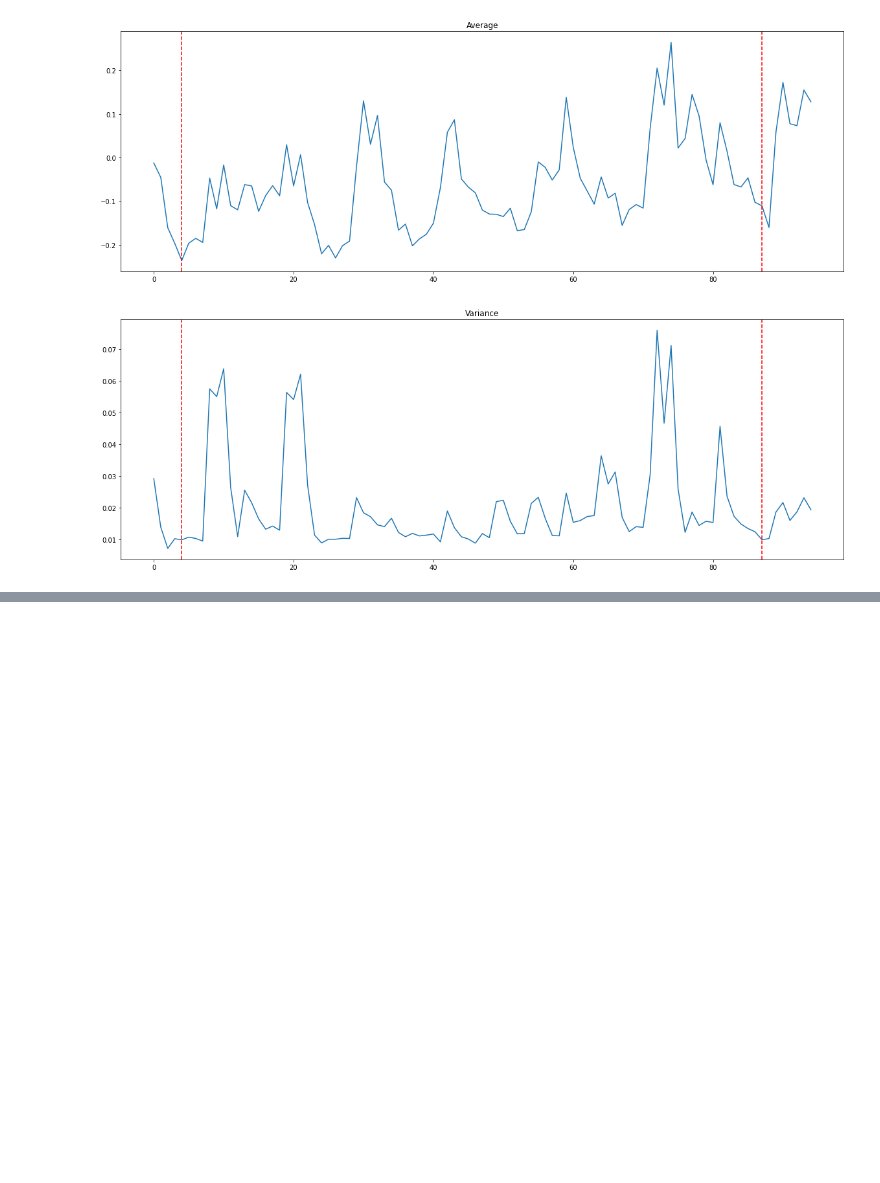
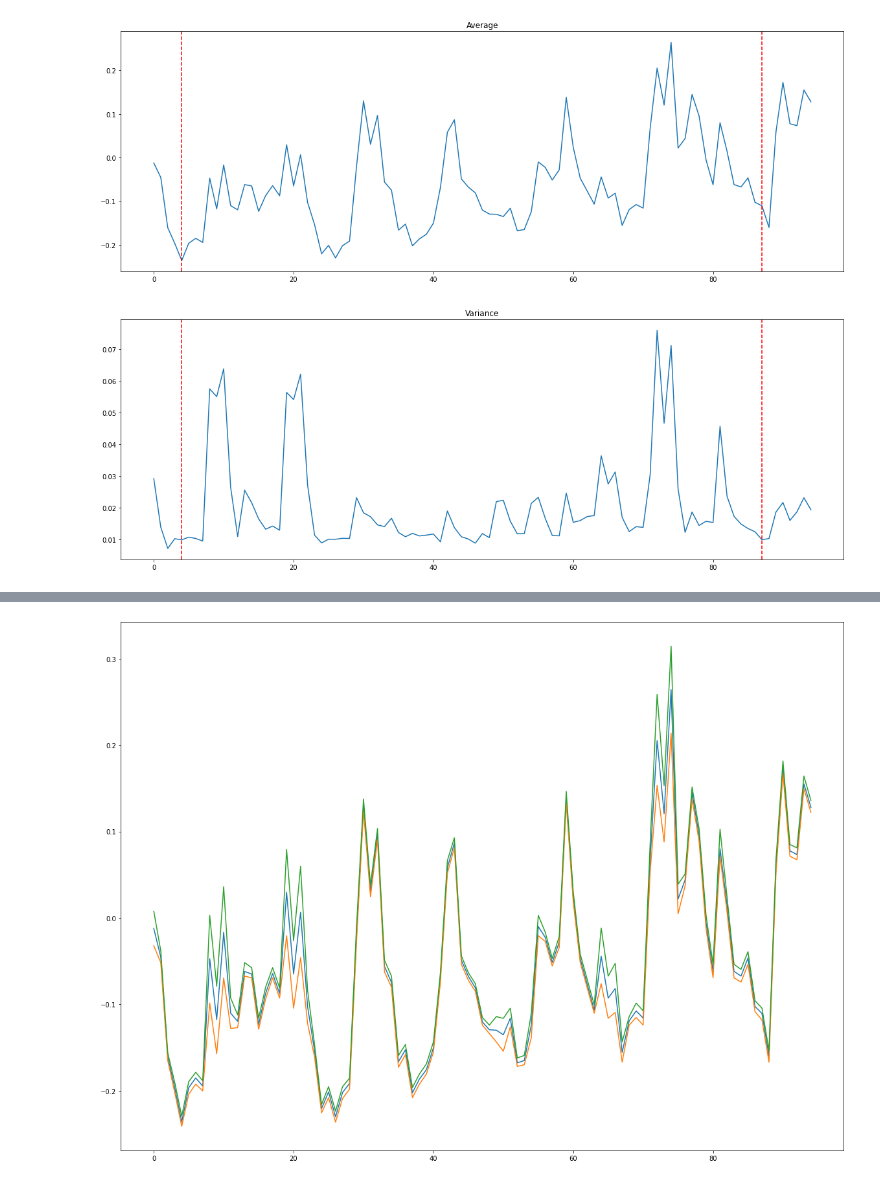
Before and after one commit to team-cryptonight/prob5, a Jupyter notebook: Pr5-Preliminary.ipynb, the cells around one changed output, grey strips where cells are left out. Saved outputs shown, nothing was run; the diff lists cells and outputs as text; code cells hidden in the pictures; blank space fills up the shorter version.

```diff
--- a/Pr5-Preliminary.ipynb
+++ b/Pr5-Preliminary.ipynb
@@ -85,0 +107,10 @@ plt.show()
+# %%
+roiL, roiR = 1875, 1970
+segL, segR = 1565+219+95, 1565+397
+plt.figure(figsize=(20,15))
+plt.plot(traces[:, roiL:roiR].mean(axis=0))
+plt.plot(np.quantile(traces[:, roiL:roiR], q=0.25, axis=0))
+plt.plot(np.quantile(traces[:, roiL:roiR], q=0.75, axis=0))
+plt.show()
+# %% [output]
+[figure, added]
```
Also changed, not shown: parts of 11 cells of this notebook.
